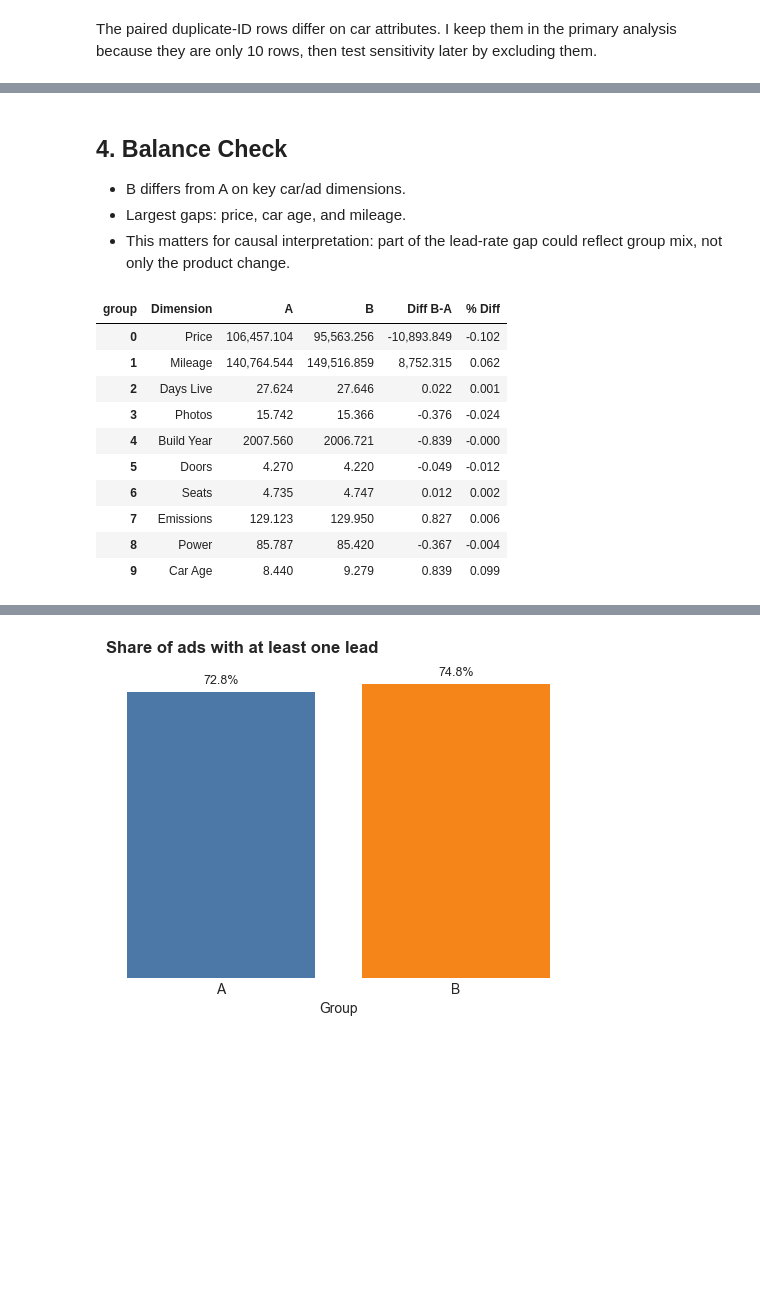
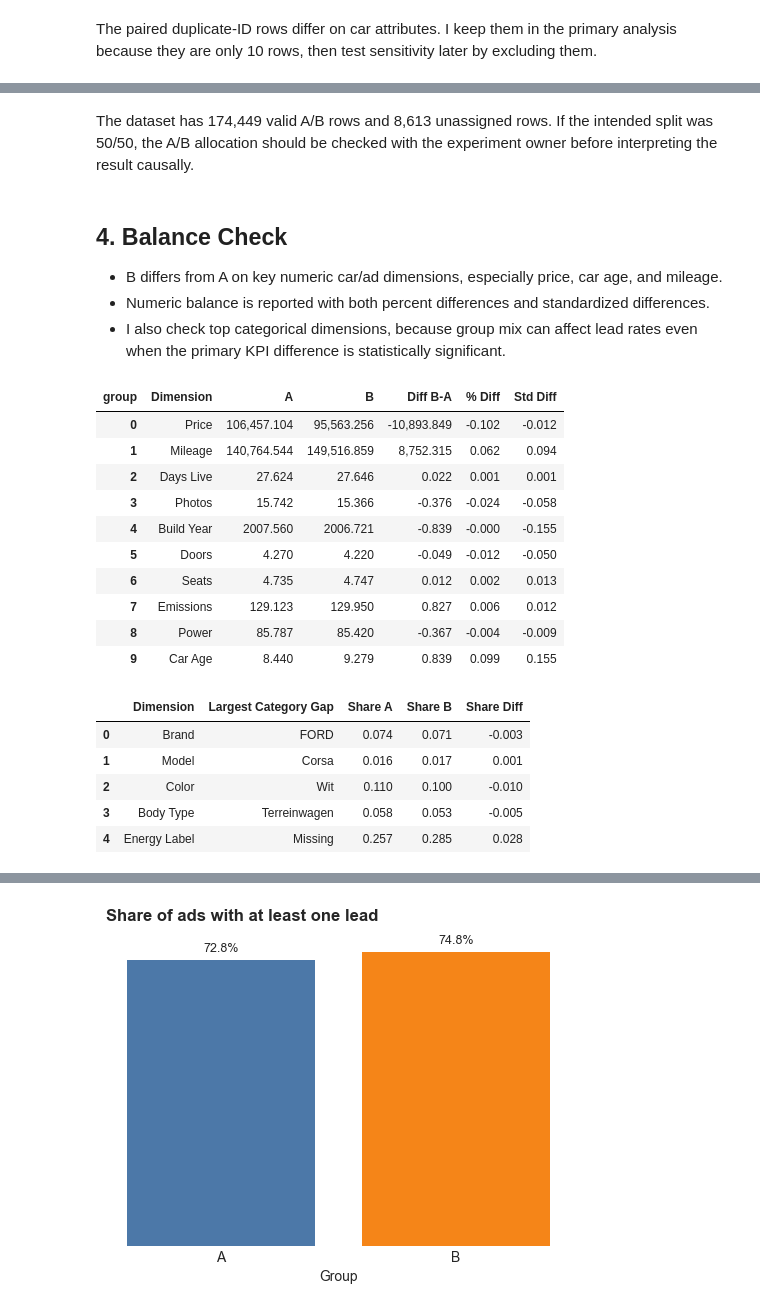
Before and after one commit to omer-t/marktplaats-assignment, a Jupyter notebook: assignments/data_analyst/q2_ab_test.ipynb, the cells around one changed output, grey strips where cells are left out. Cells and saved outputs as stored; diff of their text form; code cells hidden in the pictures; blank space fills up the shorter version.

Commit message:
Update data analyst ab test analysis

```diff
--- a/assignments/data_analyst/q2_ab_test.ipynb
+++ b/assignments/data_analyst/q2_ab_test.ipynb
@@ -195,23 +202,32 @@ helpers.plt.show()
+# %% [markdown]
+The dataset has 174,449 valid A/B rows and 8,613 unassigned rows. If the intended split was 50/50, the A/B allocation should be checked with the experiment owner before interpreting the result causally.
 # %% [markdown]
 ## 4. Balance Check
 
-- B differs from A on key car/ad dimensions.
-- Largest gaps: price, car age, and mileage.
-- This matters for causal interpretation: part of the lead-rate gap could reflect group mix, not only the product change.
+- B differs from A on key numeric car/ad dimensions, especially price, car age, and mileage.
+- Numeric balance is reported with both percent differences and standardized differences.
+- I also check top categorical dimensions, because group mix can affect lead rates even when the primary KPI difference is statistically significant.
 # %%
 display(helpers.style_table(helpers.numeric_balance_summary(ab_data)))
+display(helpers.style_table(helpers.categorical_balance_overview(ab_data)))
 # %% [output]
-| group | Dimension | A | B | Diff B-A | % Diff |
-| 0 | Price | 106,457.104 | 95,563.256 | -10,893.849 | -0.102 |
-| 1 | Mileage | 140,764.544 | 149,516.859 | 8,752.315 | 0.062 |
-| 2 | Days Live | 27.624 | 27.646 | 0.022 | 0.001 |
-| 3 | Photos | 15.742 | 15.366 | -0.376 | -0.024 |
-| 4 | Build Year | 2007.560 | 2006.721 | -0.839 | -0.000 |
-| 5 | Doors | 4.270 | 4.220 | -0.049 | -0.012 |
-| 6 | Seats | 4.735 | 4.747 | 0.012 | 0.002 |
-| 7 | Emissions | 129.123 | 129.950 | 0.827 | 0.006 |
-| 8 | Power | 85.787 | 85.420 | -0.367 | -0.004 |
-| 9 | Car Age | 8.440 | 9.279 | 0.839 | 0.099 |
+| group | Dimension | A | B | Diff B-A | % Diff | Std Diff |
+| 0 | Price | 106,457.104 | 95,563.256 | -10,893.849 | -0.102 | -0.012 |
+| 1 | Mileage | 140,764.544 | 149,516.859 | 8,752.315 | 0.062 | 0.094 |
+| 2 | Days Live | 27.624 | 27.646 | 0.022 | 0.001 | 0.001 |
+| 3 | Photos | 15.742 | 15.366 | -0.376 | -0.024 | -0.058 |
+| 4 | Build Year | 2007.560 | 2006.721 | -0.839 | -0.000 | -0.155 |
+| 5 | Doors | 4.270 | 4.220 | -0.049 | -0.012 | -0.050 |
+| 6 | Seats | 4.735 | 4.747 | 0.012 | 0.002 | 0.013 |
+| 7 | Emissions | 129.123 | 129.950 | 0.827 | 0.006 | 0.012 |
+| 8 | Power | 85.787 | 85.420 | -0.367 | -0.004 | -0.009 |
+| 9 | Car Age | 8.440 | 9.279 | 0.839 | 0.099 | 0.155 |
+|  | Dimension | Largest Category Gap | Share A | Share B | Share Diff |
+| 0 | Brand | FORD | 0.074 | 0.071 | -0.003 |
+| 1 | Model | Corsa | 0.016 | 0.017 | 0.001 |
+| 2 | Color | Wit | 0.110 | 0.100 | -0.010 |
+| 3 | Body Type | Terreinwagen | 0.058 | 0.053 | -0.005 |
+| 4 | Energy Label | Missing | 0.257 | 0.285 | 0.028 |
 # %%
 helpers.plot_numeric_balance(ab_data)
 helpers.plt.show()
```
Also changed, not shown: parts of 30 cells of this notebook, 1 other file.
